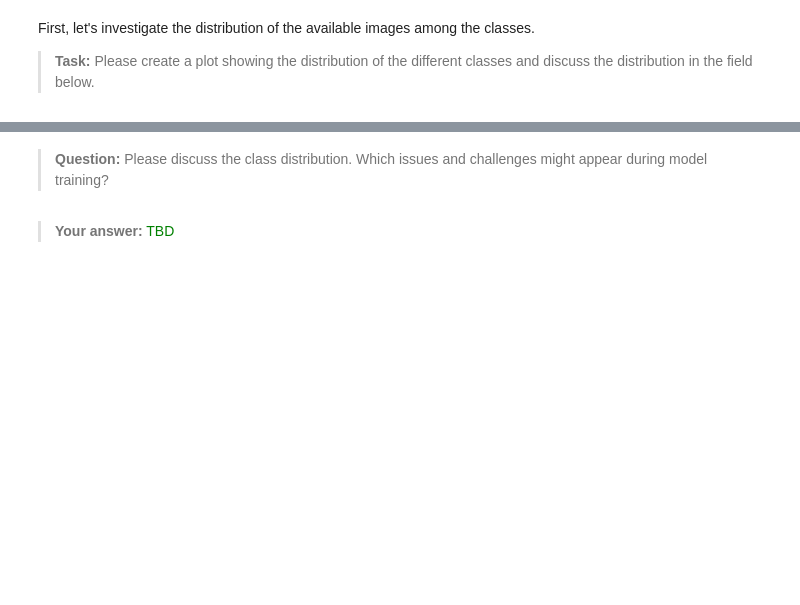
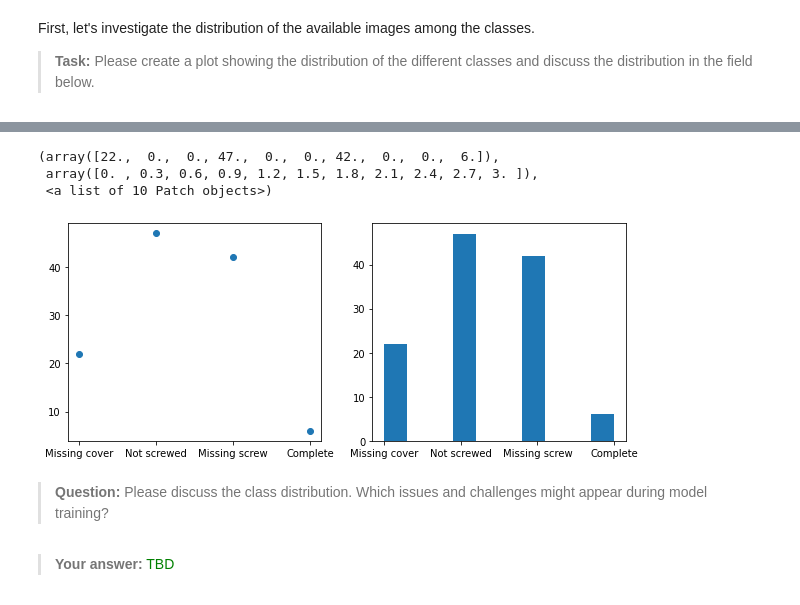
Before and after one commit to Vipinkthomas/Machin-Leaning-Resources, a Jupyter notebook: Workspace.ipynb, the cells around one changed output, grey strips where cells are left out. Cells and saved outputs as stored; diff of their text form; code cells hidden in the pictures; blank space fills up the shorter version.

```diff
--- a/Workspace.ipynb
+++ b/Workspace.ipynb
@@ -220,20 +179,19 @@ def image_preprocessing(img, size = (64,32), flatten = True, color = False):
 # %% [markdown]
 >**Task:** Please update your `load_features_labels(...)` function from above to do image wise data preprocessing using the function `image_preprocessing(...)`. Note that the images shall have the size of 8x8 pixels and be flattened subsequent to the resizing. Therefore be mindfull of argument passing between the two functions!
 # %%
-def load_features_labels(folder, size = (64,32), flatten = True, color = False, identifiers=['NS', 'MS', 'MC', 'C']):
-    features, labels = [], [] # Empty lists for storing the features and labels
-    # Iterate over all imagefiles in the given folder
-    for file in glob.glob(folder + "/*.JPG"):
-        if any(identifier in file for identifier in identifiers):
-            #############################
-            # Please add your code here #
-            #############################
-            img = cv2.imread(file)
-            img=image_preprocessing(img,size,flatten,color)
-            labels.append(get_label_from_name(file))
-            features.append(img)
+def load_features_labels(folder,size=(64,32),flatten=True,color=False,identifiers=['NS', 'MS', 'MC', 'C']):
+  features=[]
+  labels=[]
+  for path in glob.glob(folder+'/*.JPG'):
 
-    return features, labels # Return results
+    if any(identifier in path for identifier in identifiers):
+      labels.append(get_label_from_name(path))
+    img=cv2.imread(path)
+    img=cv2.cvtColor(img,cv2.COLOR_BGR2RGB)
+    img=image_preprocessing(img,size,flatten,color)
+    features.append(img)
+
+  return features, labels
 # %%
 ################
 # Quality gate #
@@ -266,3 +231,8 @@ plt.show()
+# %%
+from collections import Counter
+distribution= Counter(labels)
+freq=distribution.values()
+class_name=distribution.keys()
 # %% [markdown]
 First, let's investigate the distribution of the available images among the classes.
 
@@ -279,3 +240,18 @@ Counter({'Not screwed': 47, 'Missing screw': 42, 'Missing cover': 22, 'Complete'
+# %%
+#############################
+# Please add your code here #
+#############################
+import math
+fig=plt.figure(figsize=(10,4))
+plt.subplot(1,2,1)
+plt.scatter(class_name,freq)
+plt.subplot(1,2,2)
+plt.hist(labels)
+# %% [output]
+(array([22.,  0.,  0., 47.,  0.,  0., 42.,  0.,  0.,  6.]),
+ array([0. , 0.3, 0.6, 0.9, 1.2, 1.5, 1.8, 2.1, 2.4, 2.7, 3. ]),
+ <a list of 10 Patch objects>)
+[figure, added]
 # %% [markdown]
 >**Question:** Please discuss the class distribution. Which issues and challenges might appear during model training?
 # %% [markdown]
```
Also changed, not shown: parts of 8 cells of this notebook.
